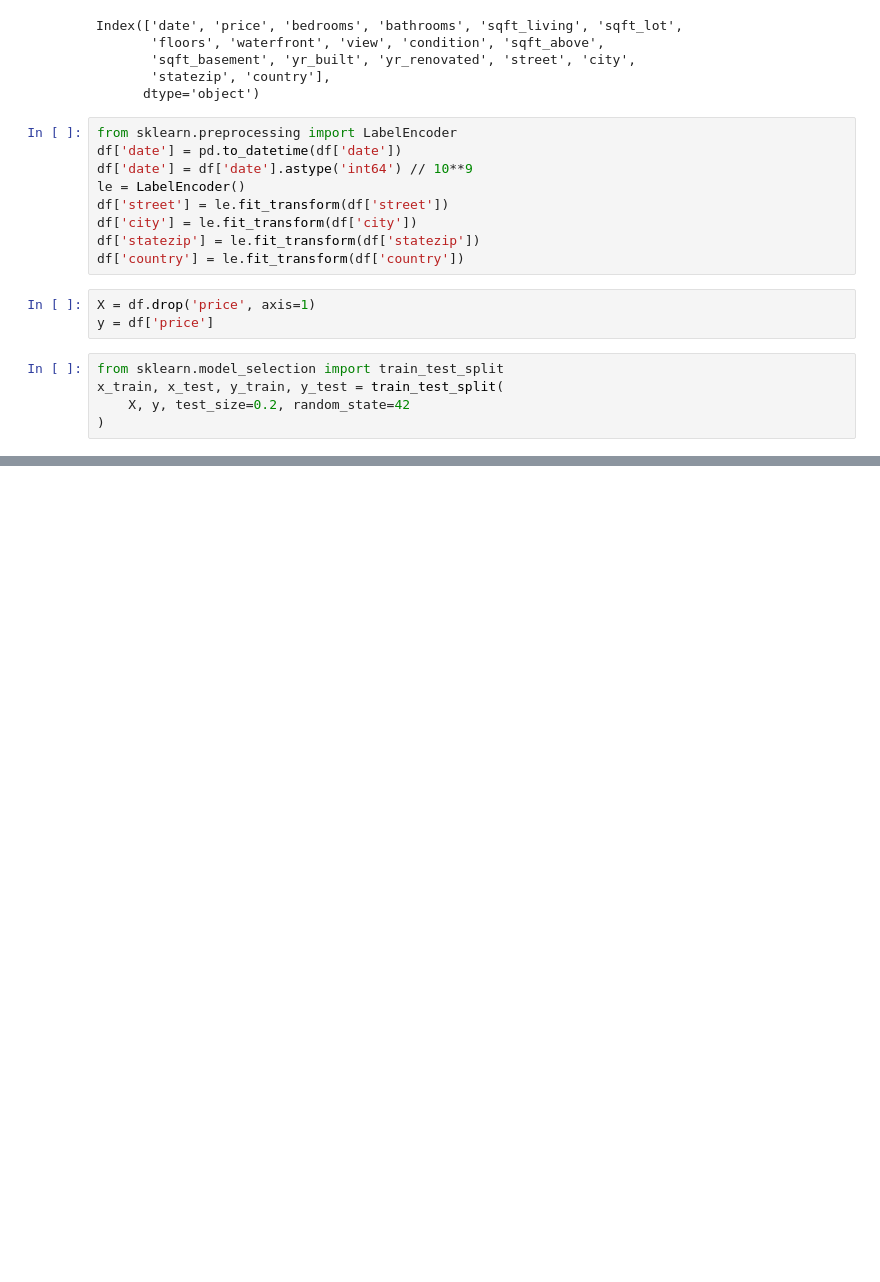
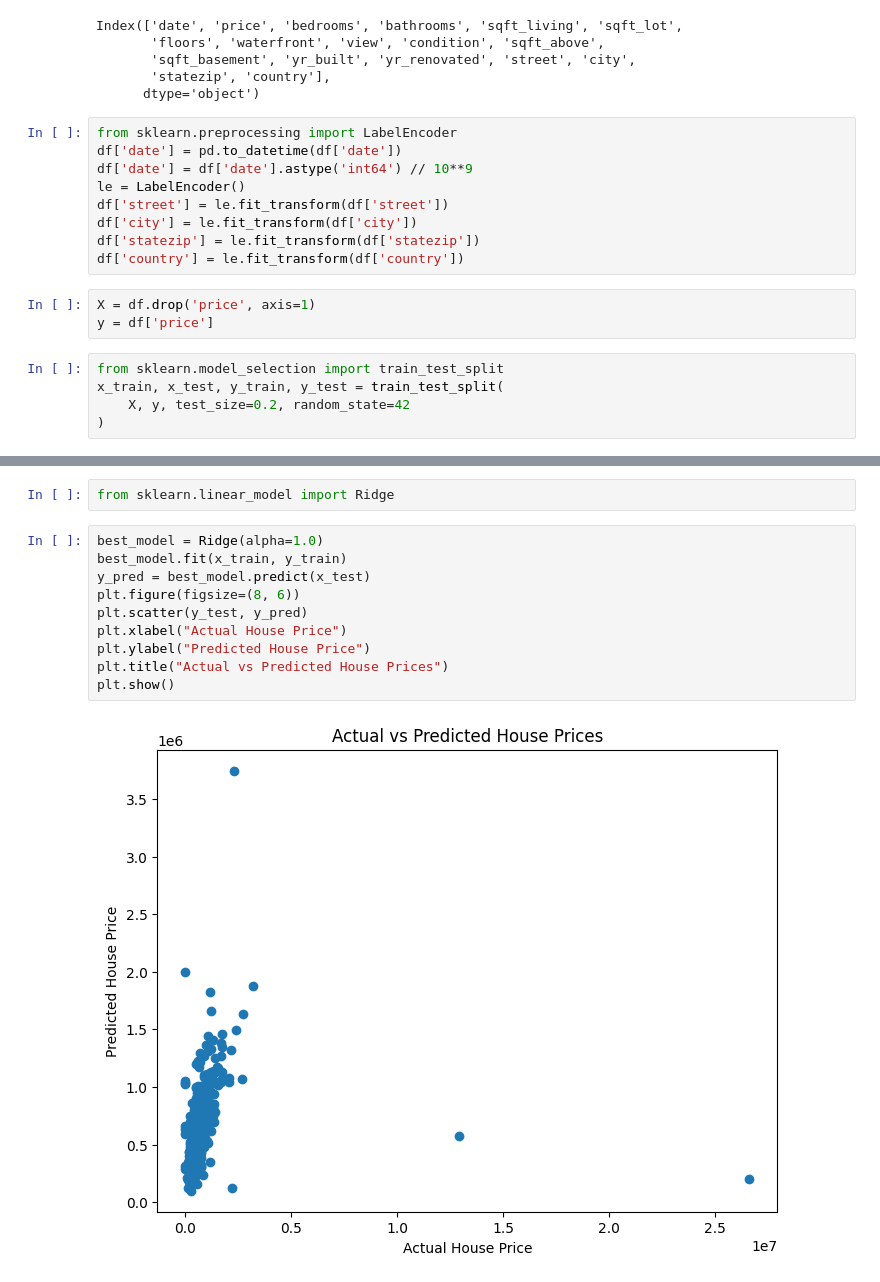
Before and after one commit to Nithishrajan2006/House-Price-Prediction, a Jupyter notebook: Task-1-House_Price_Predictor.ipynb, the cells around one changed output, grey strips where cells are left out. Cells and saved outputs as stored; diff of their text form; blank space fills up the shorter version.

```diff
--- a/Task-1-House_Price_Predictor.ipynb
+++ b/Task-1-House_Price_Predictor.ipynb
@@ -228,3 +228,17 @@ KNN
 Mean Squared Error: 1035721169015.2684
 Mean Absolute Error: 266559.62320865545
 R2 Score: -0.01556590272899383
+# %%
+from sklearn.linear_model import Ridge
+# %%
+best_model = Ridge(alpha=1.0)
+best_model.fit(x_train, y_train)
+y_pred = best_model.predict(x_test)
+plt.figure(figsize=(8, 6))
+plt.scatter(y_test, y_pred)
+plt.xlabel("Actual House Price")
+plt.ylabel("Predicted House Price")
+plt.title("Actual vs Predicted House Prices")
+plt.show()
+# %% [output]
+[figure, added]
```
Also changed, not shown: parts of 1 cell of this notebook, 1 other file.
